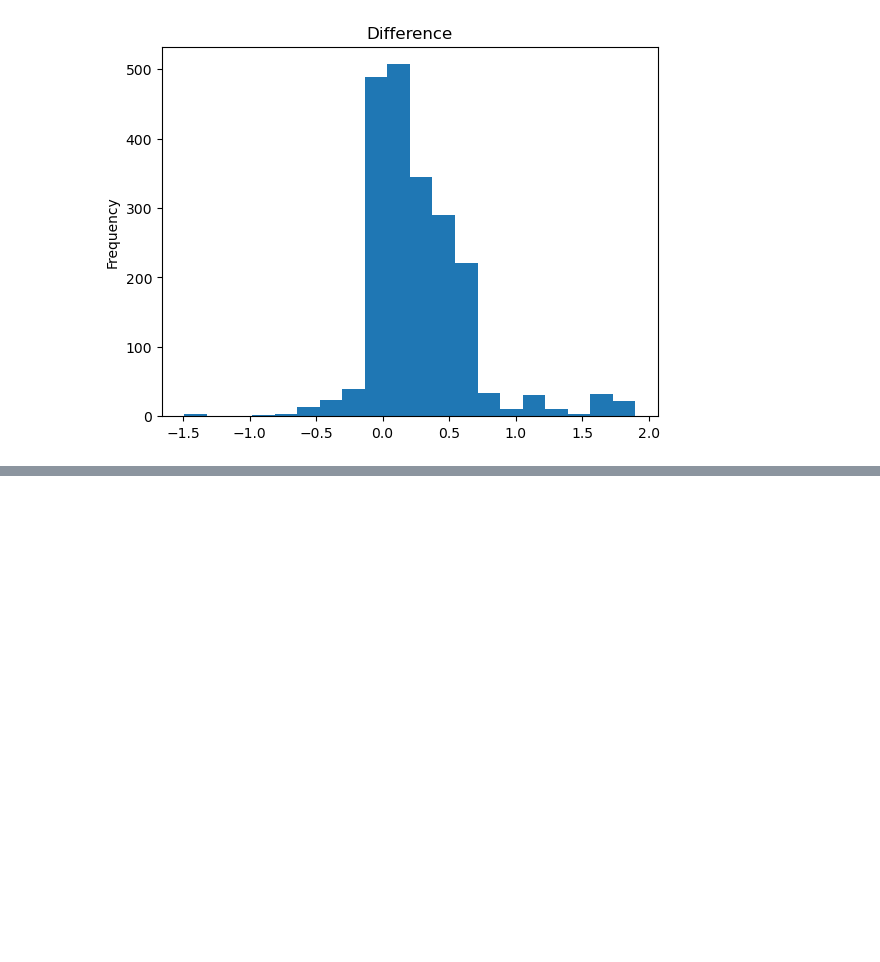
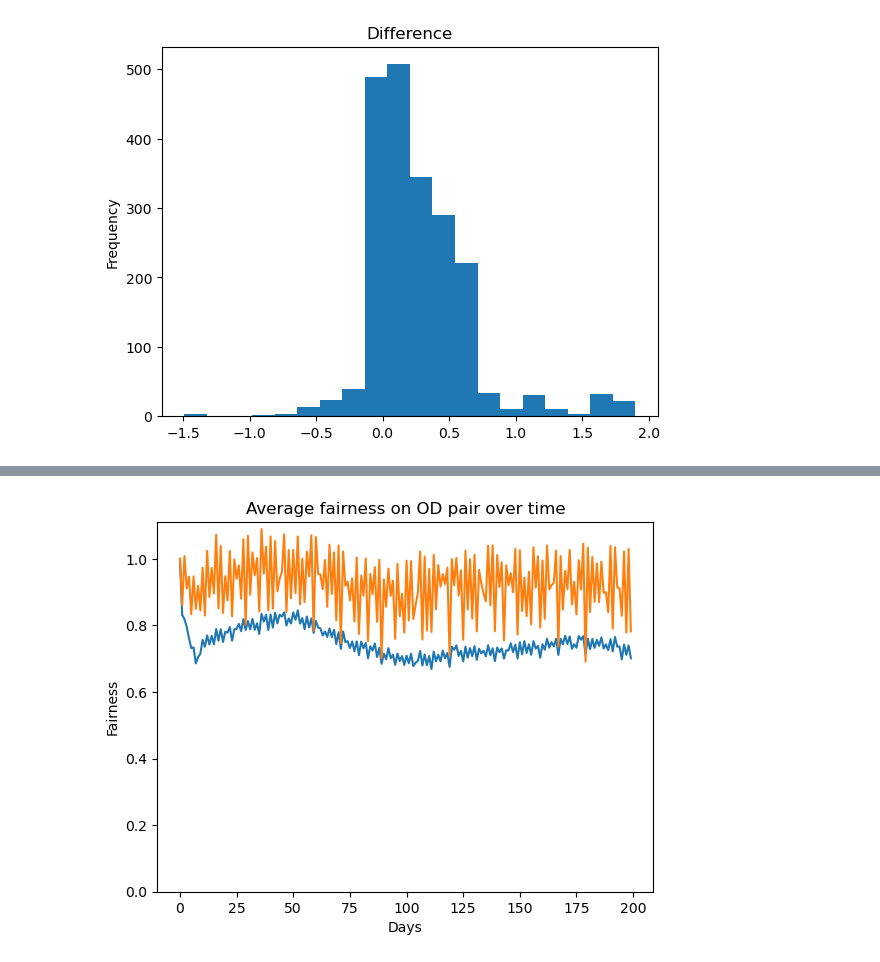
Before and after one commit to COeXISTENCE-PROJECT/Wardropian_cycles, a Jupyter notebook: Greedy_algorithm/plots_numerical_results.ipynb, the cells around one changed output, grey strips where cells are left out. Drawn from its saved outputs; the diff is of its cells as text; code cells hidden in the pictures; blank space fills up the shorter version.

```diff
--- a/Greedy_algorithm/plots_numerical_results.ipynb
+++ b/Greedy_algorithm/plots_numerical_results.ipynb
@@ -157,0 +288,15 @@ plt.show()
+# %%
+# plot standarized fairness for non-converging cycles with tolerance
+avg_fairness = np.mean(df3['fairness_stand'].to_list(), axis=0)
+avg_fairness_all = np.mean(df['fairness_stand'].to_list(), axis=0)
+
+plt.figure()
+plt.plot(avg_fairness)
+plt.plot(avg_fairness_all)
+plt.ylim(ymin=0)
+plt.xlabel("Days")
+plt.ylabel("Fairness")
+plt.title("Average fairness on OD pair over time")
+plt.show()
+# %% [output]
+[figure, added]
```
Also changed, not shown: parts of 9 cells of this notebook, 12 other files.
